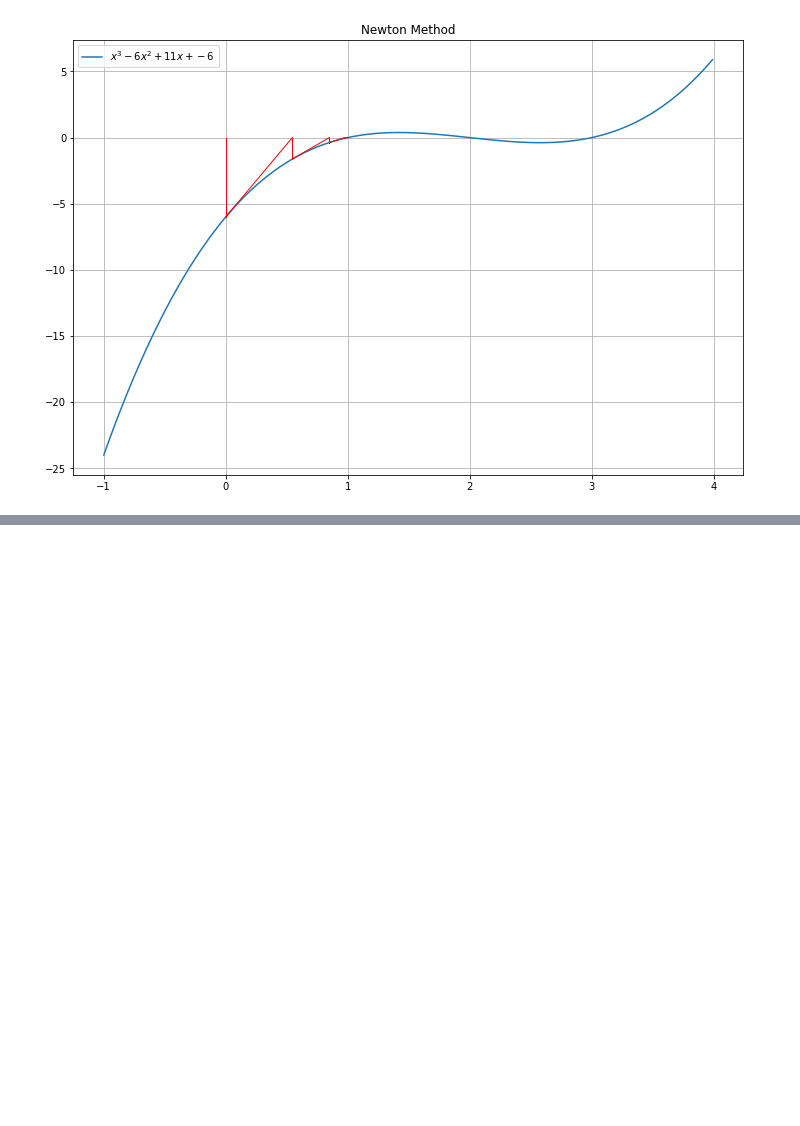
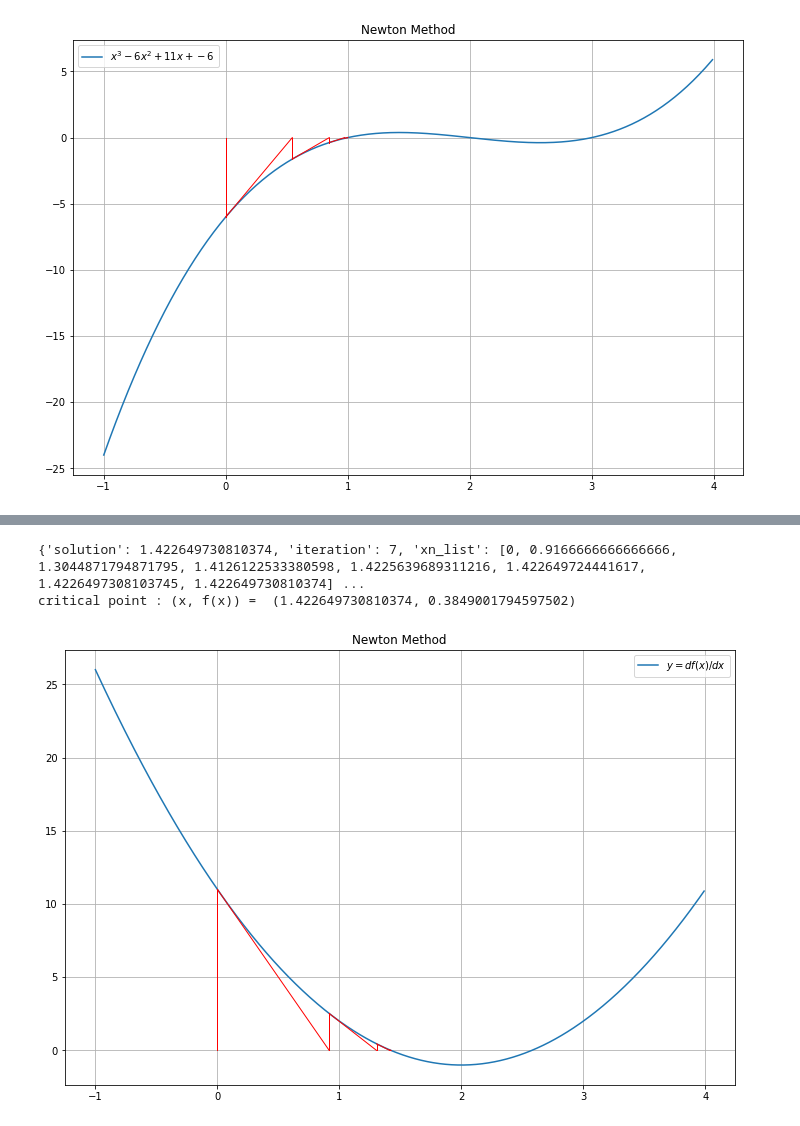
Before and after one commit to p1xckha/python-snippets, a Jupyter notebook: numpy/newton_method.ipynb, the cells around one changed output, grey strips where cells are left out. Drawn from its saved outputs; the diff is of its cells as text; code cells hidden in the pictures; blank space fills up the shorter version.

```diff
--- a/numpy/newton_method.ipynb
+++ b/numpy/newton_method.ipynb
@@ -24,21 +24,21 @@ import numpy as np
 import matplotlib.pyplot as plt
 
 class NewtonMethod():
-    def __init__(self, f_coefficients):
+    def __init__(self, f=False, f_prime=False, f_coefficients=None, polynomial=True):
         self.max_iteration = 100
         self.epsilon = 1e-8
         self.tolerance = 1e-8
         self.i = 0
         self.xn = None
         self.xn_list = []
-        self.f_coefficients = f_coefficients
-        self.f_prime_coefficients = np.polyder(f_coefficients)
+        self.f = f if f else None
+        self.f_prime = f_prime if f_prime else None
 
-    def f(self, x):
-        return np.polyval(self.f_coefficients, x)
-
-    def f_prime(self, x):
-        return np.polyval(self.f_prime_coefficients, x)
+        if polynomial:
+            self.f_coefficients = f_coefficients
+            self.f_prime_coefficients = np.polyder(f_coefficients)
+            self.f = lambda x, c=self.f_coefficients: np.polyval(c, x)
+            self.f_prime = lambda x, c=self.f_prime_coefficients: np.polyval(c, x)
 
     def newton_raphson(self, initial_guess):
         xn = initial_guess
@@ -92,7 +92,7 @@ class NewtonMethod():
 
 label = '$f(x)=x^2 - 3x + 2$'
 f_coefficients = [1, -3, 2]
-nm = NewtonMethod(f_coefficients)
+nm = NewtonMethod(f_coefficients=f_coefficients, polynomial=True)
 initial_guess = 0
 nm.newton_raphson(initial_guess)
 result = nm.result()
@@ -140,0 +163,13 @@ print(nm2)
+# %%
+label = '$y = df(x)/dx$'
+f_coefficients = [1, -6, 11, -6]
+f_prime_coefficients = np.polyder(f_coefficients)
+nm3 = NewtonMethod(f_coefficients=f_prime_coefficients)
+nm3.newton_raphson(0)
+nm3.plot(label)
+print(nm3)
+print("critical point : (x, f(x)) = ", (nm3.xn, np.polyval(f_coefficients, nm3.xn)))
+# %% [output]
+{'solution': 1.422649730810374, 'iteration': 7, 'xn_list': [0, 0.9166666666666666, 1.3044871794871795, 1.4126122533380598, 1.4225639689311216, 1.422649724441617, 1.4226497308103745, 1.422649730810374] ...
+critical point : (x, f(x)) =  (1.422649730810374, 0.3849001794597502)
+[figure, added]
```
Also changed, not shown: parts of 7 cells of this notebook.
